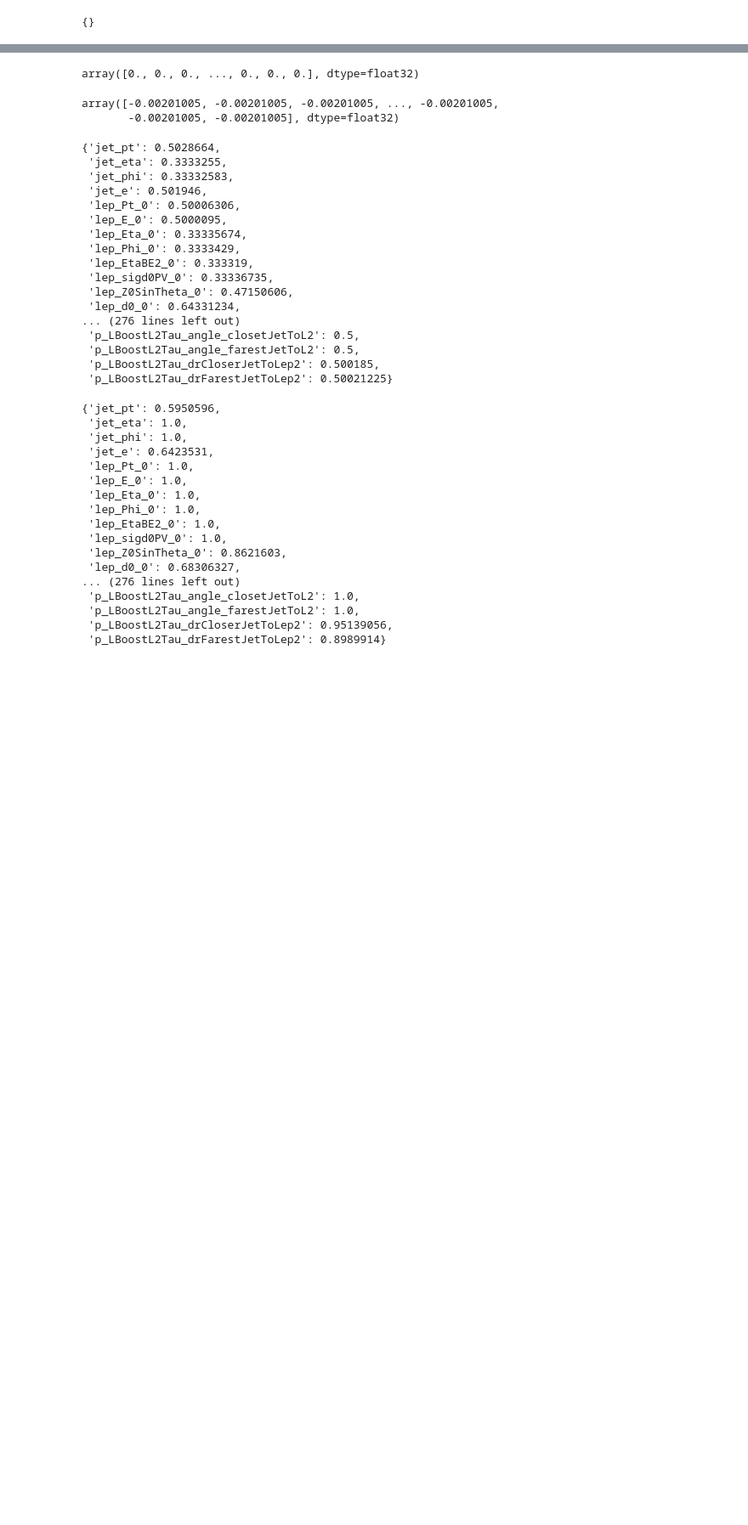
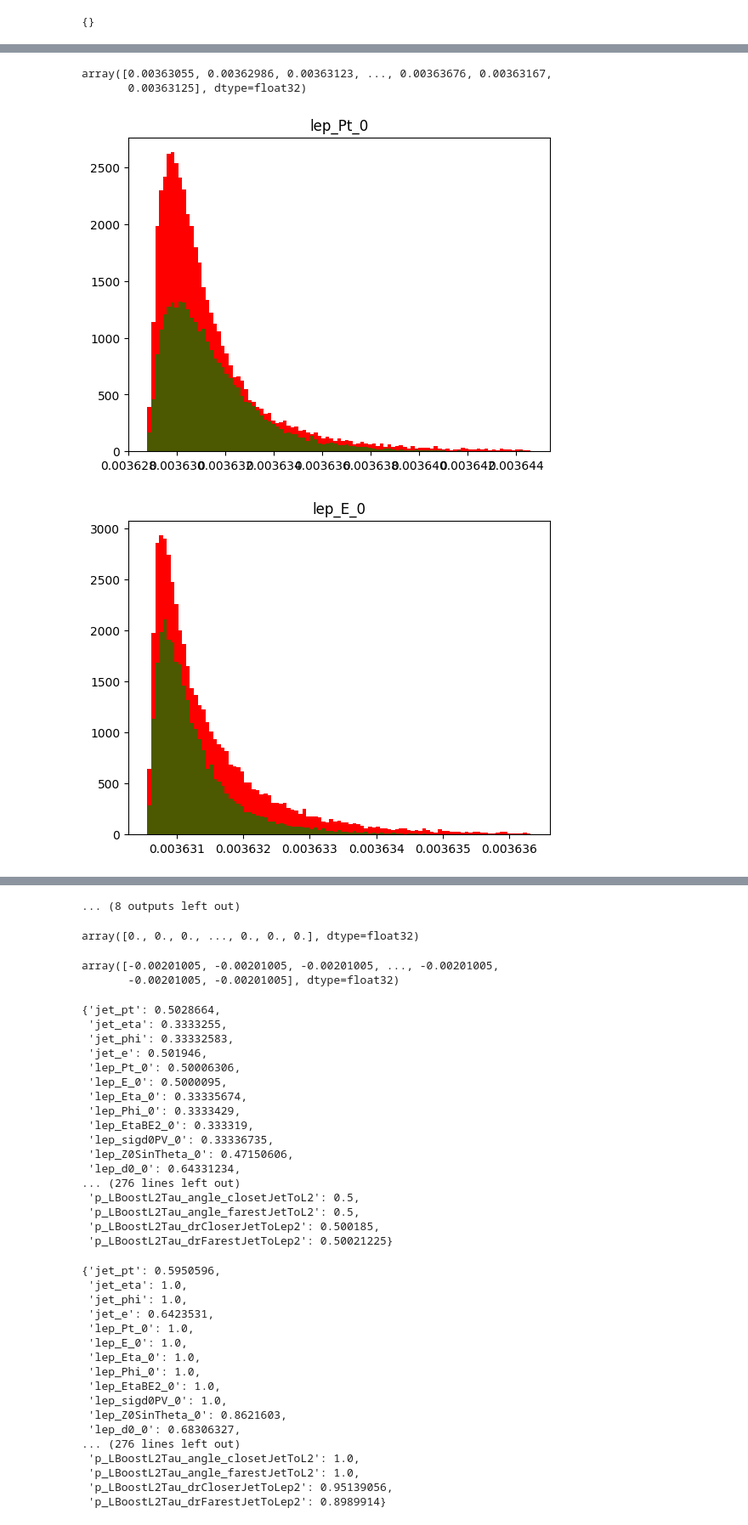
Before and after one commit to slysek/autoencoding_pp, a Jupyter notebook: norm.ipynb, the cells around one changed output, grey strips where cells are left out. Shown at 85% size. Cells and saved outputs as stored; diff of their text form; code cells hidden in the pictures; blank space fills up the shorter version.

```diff
--- a/norm.ipynb
+++ b/norm.ipynb
@@ -223 +279,22 @@ for i in range(0, 20):
 ... (8 outputs left out)
+# %%
+combined_data = join_branch(combined_data)
+# %%
+signal = branch_list[-1]
+background = {}
+for key in keys:
+    for i in range(len(signal[key])):
+        signal[key][i] = combined_data[key][len(combined_data[key]) - len(signal[key]) + i]
+
+    background[key] = combined_data[key][:len(combined_data[key]) - len(signal[key])]
+# %%
+signal[keys[0]]
+# %% [output]
+array([0.00363055, 0.00362986, 0.00363123, ..., 0.00363676, 0.00363167,
+       0.00363125], dtype=float32)
+# %%
+for i in range(0, 20):
+    paint(keys[i], 100, background, signal, "red", "green", 0.7)
+# %% [output]
+[figure, added]
+[figure, added]
@@ -224,3 +311,4 @@ for i in range(0, 20):
+... (8 outputs left out)
 # %%
 combined_data['lep_vz_0']
 # %% [output]
```
Also changed, not shown: parts of 16 cells of this notebook, 1 other file.
